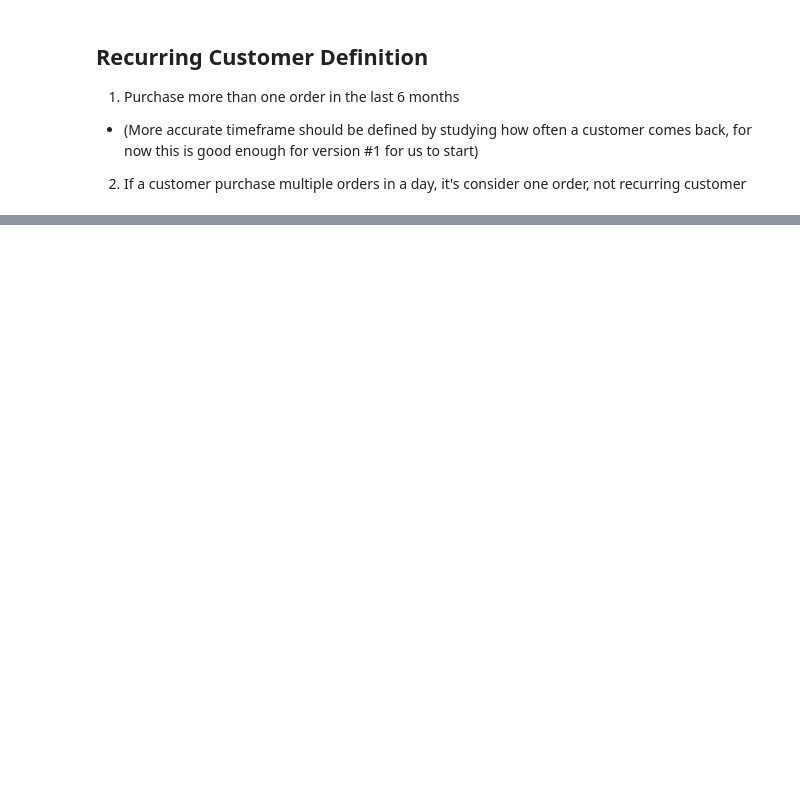
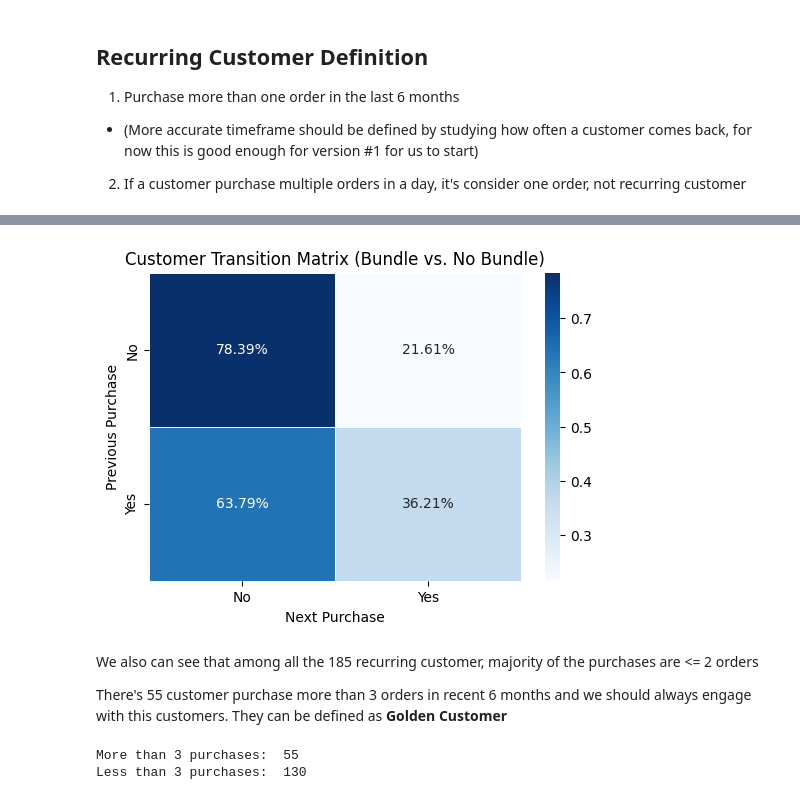
Before and after one commit to lamkimsim/WickGuru, a Jupyter notebook: Customer_Segmentation_Analysis.ipynb, the cells around one changed output, grey strips where cells are left out. Cells and saved outputs as stored; diff of their text form; code cells hidden in the pictures; blank space fills up the shorter version.

```diff
--- a/Customer_Segmentation_Analysis.ipynb
+++ b/Customer_Segmentation_Analysis.ipynb
@@ -241,0 +504,43 @@ Total orders count:  8199
+# %%
+# Flatten transitions: extract pairs of (previous_purchase, next_purchase)
+transitions = []
+# From first to second, second to third, etc.
+for col in range(1, purchase_summary.shape[1]):
+    prev_col = f"Purchase {col}"
+    next_col = f"Purchase {col + 1}"
+    if prev_col in purchase_summary and next_col in purchase_summary:
+        transitions += list(zip(purchase_summary[prev_col],
+                            purchase_summary[next_col]))
+
+# Convert to DataFrame and drop NaN values (customers who didn’t make a next purchase)
+transition_df = pd.DataFrame(
+    transitions, columns=["Previous", "Next"]).dropna()
+
+# Compute transition matrix (count occurrences)
+transition_matrix = pd.crosstab(
+    transition_df["Previous"], transition_df["Next"], normalize="index")
+
+# Plot heatmap
+plt.figure(figsize=(6, 4))
+sns.heatmap(transition_matrix, annot=True,
+            cmap="Blues", fmt=".2%", linewidths=0.5)
+
+# Labels and title
+plt.title("Customer Transition Matrix (Bundle vs. No Bundle)")
+plt.xlabel("Next Purchase")
+plt.ylabel("Previous Purchase")
+
+# Show plot
+plt.show()
+# %% [output]
+[figure, added]
+# %% [markdown]
+We also can see that among all the 185 recurring customer, majority of the purchases are <= 2 orders
+
+There's 55 customer purchase more than 3 orders in recent 6 months and we should always engage with this customers. They can be defined as **Golden Customer**
+# %%
+print("More than 3 purchases: ", len(purchase_summary[~purchase_summary['Purchase 3'].isnull()].reset_index()['CustomerID'].unique()))
+print("Less than 3 purchases: ", len(purchase_summary[purchase_summary['Purchase 3'].isnull()].reset_index()['CustomerID'].unique()))
+# %% [output]
+More than 3 purchases:  55
+Less than 3 purchases:  130
```
Also changed, not shown: parts of 54 cells of this notebook, 1 other file.
